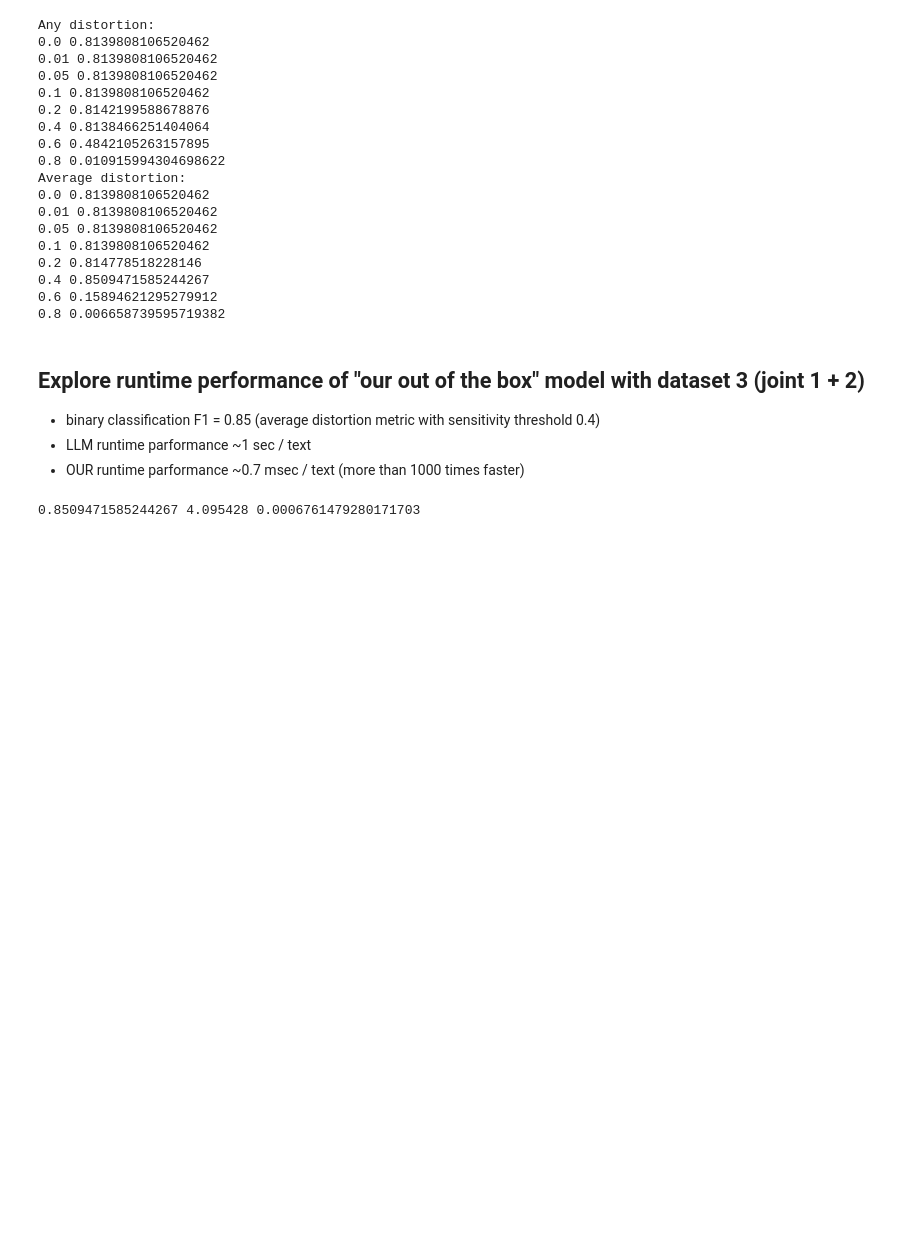
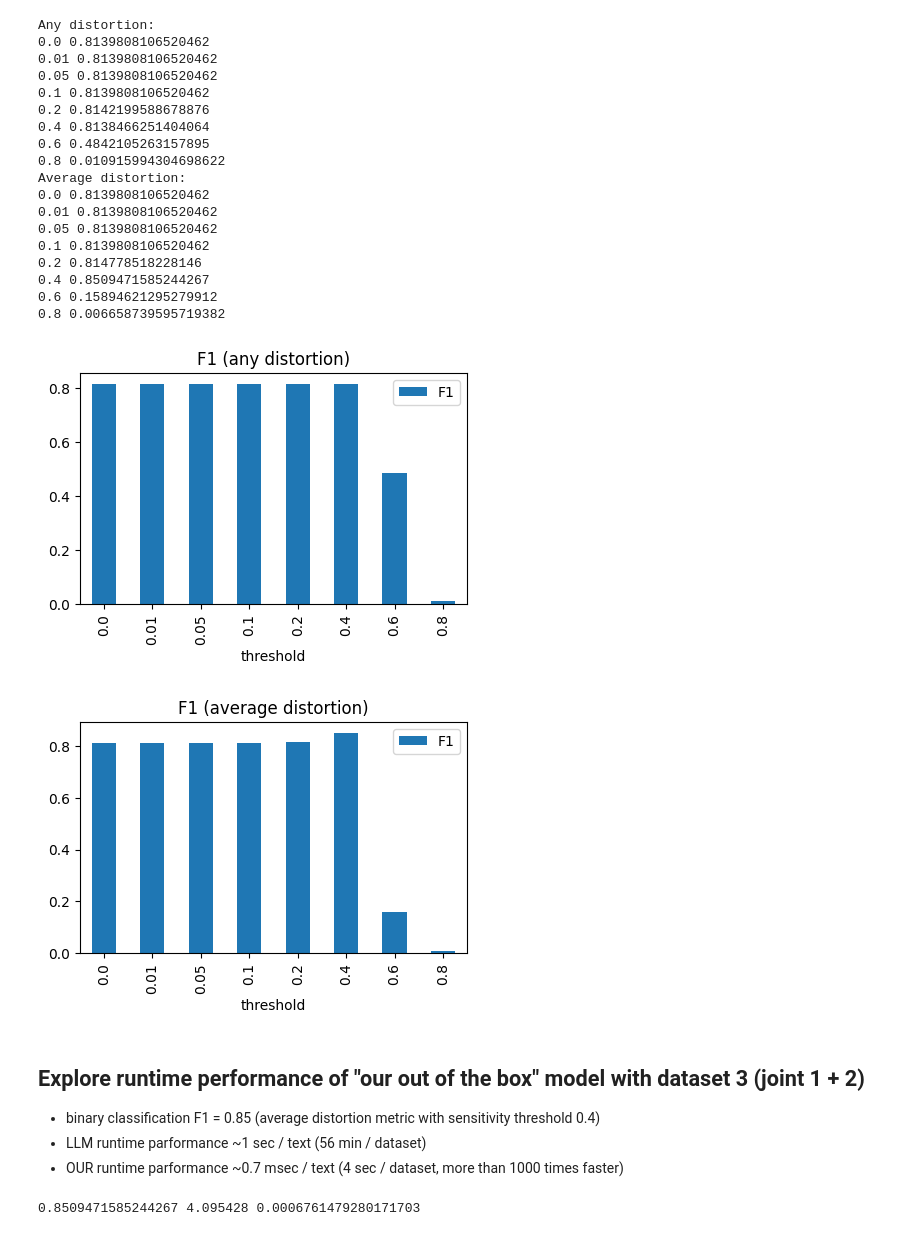
Before and after one commit to aigents/pygents, a Jupyter notebook: notebooks/nlp/distortions/distortions_joint_binary.ipynb, the cells around one changed output. Cells and saved outputs as stored; diff of their text form; code cells hidden in the pictures; blank space fills up the shorter version.

Commit message:
plots

```diff
--- a/notebooks/nlp/distortions/distortions_joint_binary.ipynb
+++ b/notebooks/nlp/distortions/distortions_joint_binary.ipynb
@@ -214,12 +215,16 @@ df3
 6057 rows × 5 columns
 # %%
 print('Any distortion:')
+any_res = {}
 for threshold in [0.0,0.01,0.05,0.1,0.2,0.4,0.6,0.8]:
     f1 = evaluate_df(df3,our_evaluator_any,threshold)
+    any_res[threshold] = f1
     print(threshold, f1)
+avg_res = {}
 print('Average distortion:')
 for threshold in [0.0,0.01,0.05,0.1,0.2,0.4,0.6,0.8]:
     f1 = evaluate_df(df3,our_evaluator_avg,threshold)
+    avg_res[threshold] = f1
     print(threshold, f1)
 # %% [output]
 Any distortion:
@@ -240,12 +245,31 @@ Average distortion:
 0.4 0.8509471585244267
 0.6 0.15894621295279912
 0.8 0.006658739595719382
+# %%
+import matplotlib.pyplot as plt
+
+def plot_dict_bars(dic,labels,values,title=None,head=None,dim=(5,3)):
+    df = pd.DataFrame([(key, dic[key]) for key in dic],columns=[labels,values])
+    #df.sort_values(values,ascending=False,inplace=True)
+    if head is not None:
+        df = df[:head]
+    if not dim is None:
+        plt.rcParams["figure.figsize"] = dim
+    p = df[[labels,values]].plot.bar(x=labels); #p.invert_yaxis();
+    if title is not None:
+        plt.title(title)
+
+plot_dict_bars(any_res, labels="threshold", values="F1", title=f"F1 (any distortion)")
+plot_dict_bars(avg_res, labels="threshold", values="F1", title=f"F1 (average distortion)")
+# %% [output]
+[figure, added]
+[figure, added]
 # %% [markdown]
 ## Explore runtime performance of "our out of the box" model with dataset 3 (joint 1 + 2)
 
 - binary classification F1 = 0.85 (average distortion metric with sensitivity threshold 0.4)
-- LLM runtime parformance ~1 sec / text
-- OUR runtime parformance ~0.7 msec / text (more than 1000 times faster)
+- LLM runtime parformance ~1 sec / text (56 min / dataset)
+- OUR runtime parformance ~0.7 msec / text (4 sec / dataset, more than 1000 times faster)
 # %%
 t0 = dt.datetime.now()
 
```
Also changed, not shown: parts of 1 cell of this notebook.
